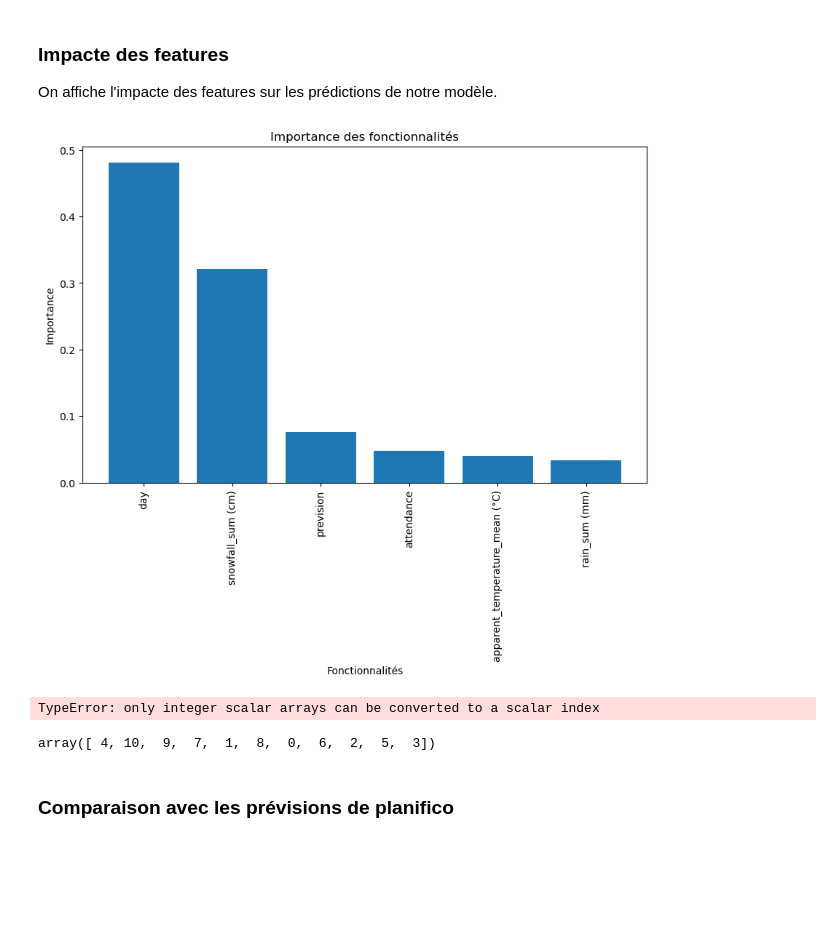
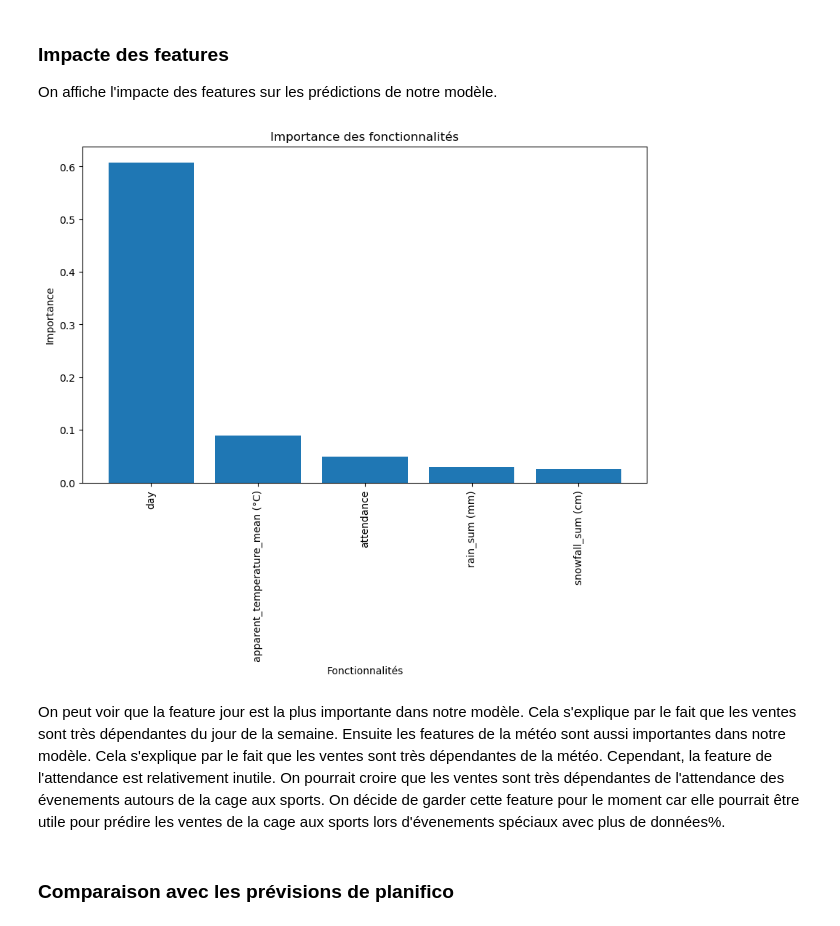
Before and after one commit to Last-Autumn-Leaf/dionysos, a Jupyter notebook: notebooks/prevision.ipynb, the cells around one changed output. Cells and saved outputs as stored; diff of their text form; code cells hidden in the pictures; blank space fills up the shorter version.

```diff
--- a/notebooks/prevision.ipynb
+++ b/notebooks/prevision.ipynb
@@ -52,5 +52,6 @@ On utilise un modèle xg Boost pour prédire les ventes de la cage aux sports. O
 ### Hyper-paramètres
 # %%
 lg.info("[" + str(datetime.now().strftime("%d/%m/%Y %H:%M:%S")) + "] Recherche des meilleurs hyperparamètres")
-best_params, best_model = modele_xg.hyperparametres_random(X_train, y_train, X_test, y_test,plot = True)
+best_params, best_model = modele_xg.hyperparametres_random(X_train, y_train, X_test, y_test,plot = True,param = 'MSE')
+best_params, best_model = modele_xg.hyperparametres_random(X_train, y_train, X_test, y_test,plot = True,param = 'MAE')
 # %% [output]
@@ -64,39 +65,31 @@ RMSE : 3388.9398082285597
 
 On affiche l'impacte des features sur les prédictions de notre modèle.
 # %%
-
 # Obtenir l'importance des fonctionnalités
 importance = best_model.feature_importances_
 # Triez les fonctionnalités par importance décroissante
-feature_names = (X.columns).tolist()
+feature_names = (X_train.columns).tolist()
 
 # somme l'importance des day_0, day_1, day_2, day_3, day_4, day_5, day_6 en une seule colonne day
-importance[5] = importance[5] + importance[6] + importance[7] + importance[8] + importance[9] + importance[10]
-importance = np.delete(importance, [6,7,8,9,10])
-feature_names = np.delete(feature_names, [5,6,7,8,9,10,11])
+importance[4] = importance[4] + importance[5] + importance[6] + importance[7] + importance[8] + importance[9]
+importance = np.delete(importance, [5,6,7,8,9,10])
+feature_names = np.delete(feature_names, [4,5,6,7,8,9,10])
 feature_names = feature_names.tolist()
 feature_names.append('day')
 feature_names = np.array(feature_names)
 indices = np.argsort(importance)[::-1]
 
 # Tracer un graphique de l'importance des fonctionnalités
 plt.figure(figsize=(10, 6))
 plt.bar(range(len(importance)), importance[indices], tick_label=feature_names[indices].tolist())
 plt.xticks(rotation=90)
 plt.xlabel('Fonctionnalités')
 plt.ylabel('Importance')
 plt.title('Importance des fonctionnalités')
 plt.show()
 # %% [output]
-[figure, old version]
+[figure, new version]
-# %%
-importance[indices]
-feature_names[indices]
-# %% [output]
-TypeError: only integer scalar arrays can be converted to a scalar index
-# %%
-indices
-# %% [output]
-array([ 4, 10,  9,  7,  1,  8,  0,  6,  2,  5,  3])
+# %% [markdown]
+On peut voir que la feature jour est la plus importante dans notre modèle. Cela s'explique par le fait que les ventes sont très dépendantes du jour de la semaine. Ensuite les features de la météo sont aussi importantes dans notre modèle. Cela s'explique par le fait que les ventes sont très dépendantes de la météo. Cependant, la feature de l'attendance est relativement inutile. On pourrait croire que les ventes sont très dépendantes de l'attendance des évenements autours de la cage aux sports. On décide de garder cette feature  pour le moment car elle pourrait être utile pour prédire les ventes de la cage aux sports lors d'évenements spéciaux avec plus de données%.
 # %% [markdown]
 ### Comparaison avec les prévisions de planifico
```
Also changed, not shown: parts of 6 cells of this notebook, 2 other files.
